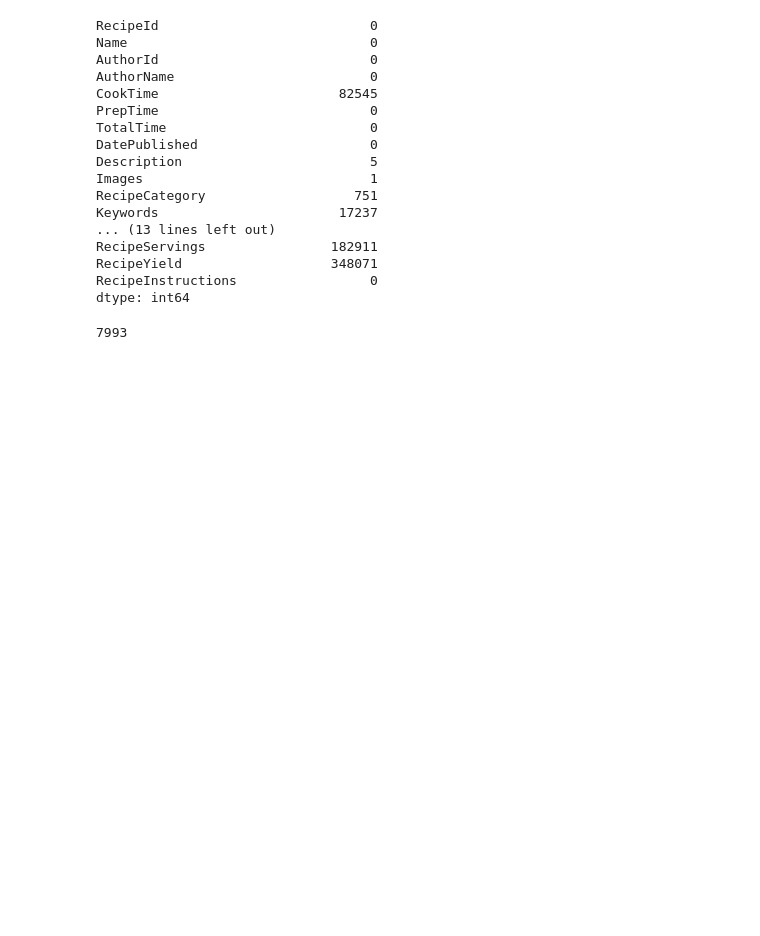
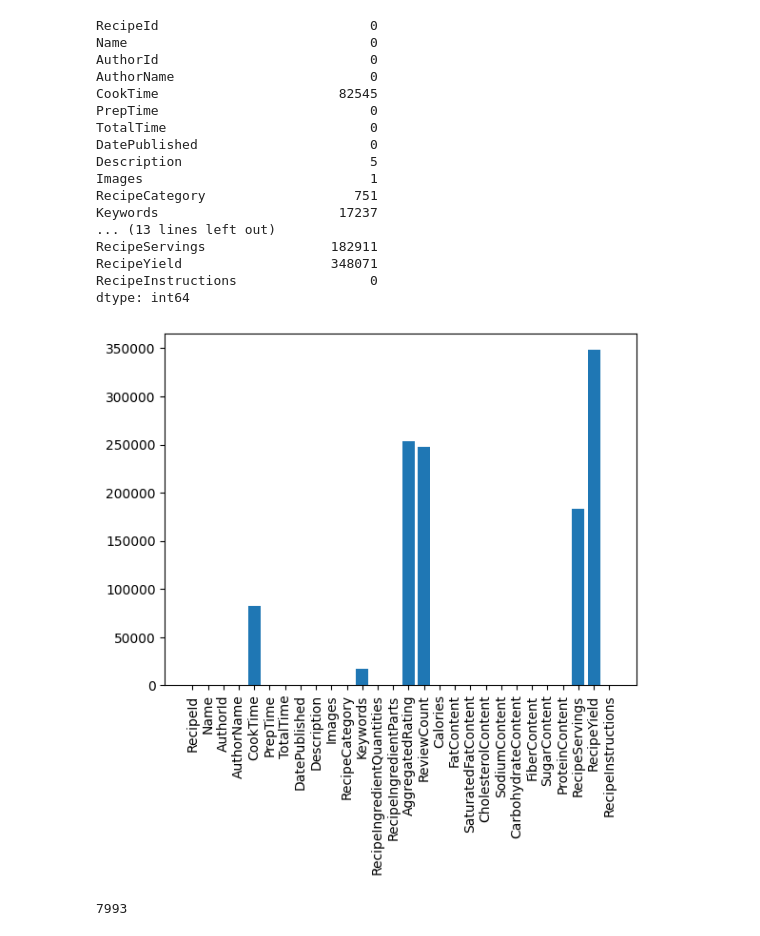
Before and after one commit to repositoriosHackaton/SIC25-Lorem-ipsum, a Jupyter notebook: limpieza_de_datos.ipynb, the cells around one changed output. Drawn from its saved outputs; the diff is of its cells as text; code cells hidden in the pictures; blank space fills up the shorter version.

```diff
--- a/limpieza_de_datos.ipynb
+++ b/limpieza_de_datos.ipynb
@@ -52,6 +76,12 @@ RecipeServings                182911
 RecipeYield                   348071
 RecipeInstructions                 0
 dtype: int64
+# %%
+plt.bar(data.isna().sum().index, data.isna().sum().values)
+plt.xticks(rotation=90)
+plt.show()
+# %% [output]
+[figure, added]
 # %%
 data_procesada = data.drop(columns=["AggregatedRating", "ReviewCount", "RecipeYield", "CookTime"])
 data_procesada.dropna(inplace=True)
```
Also changed, not shown: parts of 4 cells of this notebook.
